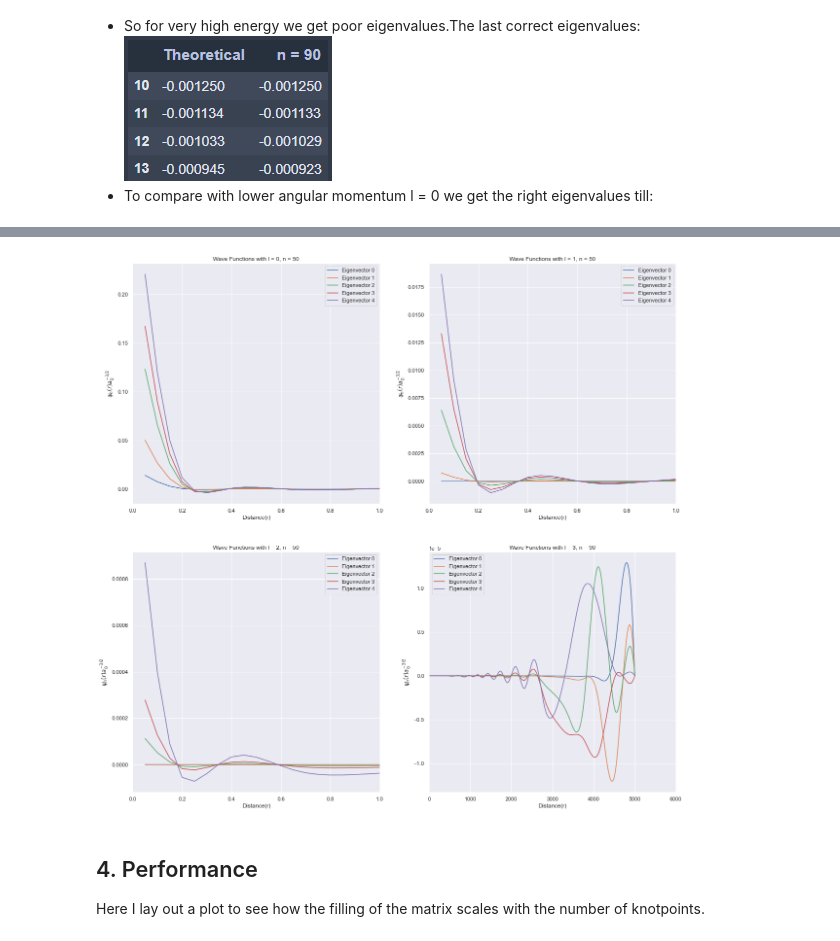
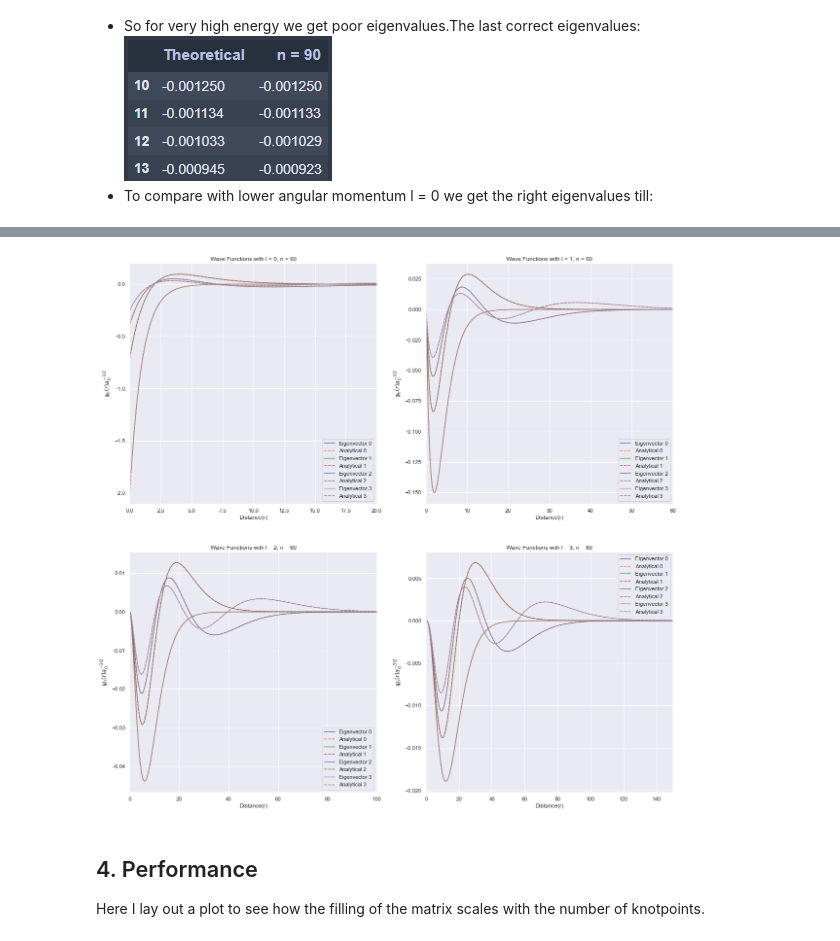
Before and after one commit to tryt0c0de/BsplinesEigenvalues, a Jupyter notebook: Report.ipynb, the cells around one changed output, grey strips where cells are left out. Drawn from its saved outputs; the diff is of its cells as text; code cells hidden in the pictures.

```diff
--- a/Report.ipynb
+++ b/Report.ipynb
@@ -62,22 +62,26 @@ def radial_wavefunction(x, n, l, z):
         * assoc_laguerre(2.0 * z * x / n, n - l - 1, k=2.0 * l + 1.0)
     )
 
-def eigenvectorplot(n,l,n_eigenvectors,xmin,xmax,p= 3,R_min= 0 ,R_max = 5000):
-    r = np.linspace(R_min,R_max,100000)
-    eigvecs = np.load(f"Eigen\Eigenvectors_n={n}_l={l}.npy")
+def eigenvectorplot(n,l,n_eigenvectors,xmin,xmax,p= 3,R_min= 0 ,R_max = 1000):
+    r = np.linspace(R_min,R_max,10000)
+    eigvecs = np.load(f"Eigen\Eigenvectors_n={n}_l={l}.npy").T
     knots = expspace(R_min, R_max,n)
     k = splinelab.augknt(knots,p)
     B = bspline.Bspline(k,p)
     b_splines = np.array([B(t) for t in r])
     b_splines = np.delete(b_splines,[-1], axis=1)
-    plotting = []
     b_splines = np.delete(b_splines,[0], axis=1)
+    #eigvecs = np.insert(eigvecs,[0],0,axis = 1)
+    #eigvecs = np.insert(eigvecs,[-1],0,axis = 1)
     for index,element in enumerate(eigvecs):
         y = b_splines@(element.T)
         b = normalize(r,y)
-        plt.plot(r,-b,label = f"Eigenvector {index}")
+        plt.plot(r,b,label = f"Eigenvector {index}")
+        plt.plot(r,radial_wavefunction(r,index+1+l,l,1),"--",label = f"Analytical {index}")
+        #plt.plot(knots, element/knots)
         if index == n_eigenvectors-1:
             break
+
     #plt.plot(radial_wavefunction(r,1,l,z),label = "Analytical")
     #plt.plot(radial_wavefunction(r,))
     #plt.grid()
@@ -86,7 +90,6 @@ def eigenvectorplot(n,l,n_eigenvectors,xmin,xmax,p= 3,R_min= 0 ,R_max = 5000):
     plt.xlabel("Distance(r)")
     plt.ylabel(r"$\psi_n(r) a_0^{-3/2}$")
     plt.legend()
-
 
 def integrate(x, y):
     return np.sum((y[1:] + y[:-1]) * (x[1:] - x[:-1])) / 2
@@ -104,11 +107,10 @@ for l in range(0,10):
     globals()[f"l{l}_Df"]["Theoretical"] = [-1/(n+l)**2/2 for n in range(1,11)]
     for a in range(10,100,10):
         globals()[f"l{l}_Df"][f"n = {a}"] =  list(np.load(f"Eigen/Eigenvalues_n={a}_l={l}.npy")[:10])
-Data = np.load("Performance.npy")
 df = pd.DataFrame()
-df["Time_B"] = Data[0]
-df["Time_H"] = Data[1]
-df["x"] = range(10,100)
+df["Time_B"] = np.load("Performance.npy")[0]
+df["Time_H"] = np.load("Performance.npy")[1]
+df["x"] = range(10,100,5)
 hide_toggle()
 # %% [output]
 [interactive output not drawn]
@@ -198,11 +200,13 @@ eigenvectorplot(50,2,5,0,1)
 # %%
 fig = plt.figure(figsize = (20,20))
 plt.subplot(2,2,1)
-eigenvectorplot(50,0,5,0,1)
+eigenvectorplot(60,0,4,0,20)
 plt.subplot(2,2,2)
-eigenvectorplot(50,1,5,0,1)
+eigenvectorplot(60,1,4,0,60)
 plt.subplot(2,2,3)
-eigenvectorplot(50,2,5,0,1)
+eigenvectorplot(60,2,4,0,100)
 plt.subplot(2,2,4)
-eigenvectorplot(90,3,5,0,6000)
+eigenvectorplot(60,3,4,0,150)
+
+hide_toggle()
 # %% [output]
@@ -209,4 +214,4 @@ eigenvectorplot(90,3,5,0,6000)
-[figure, old version]
+[figure, new version]
 # %% [markdown]
 ## 4. Performance
 Here I lay out a plot to see how the filling of the matrix scales with the number of knotpoints.
```
Also changed, not shown: parts of 14 cells of this notebook, 25 other files.
